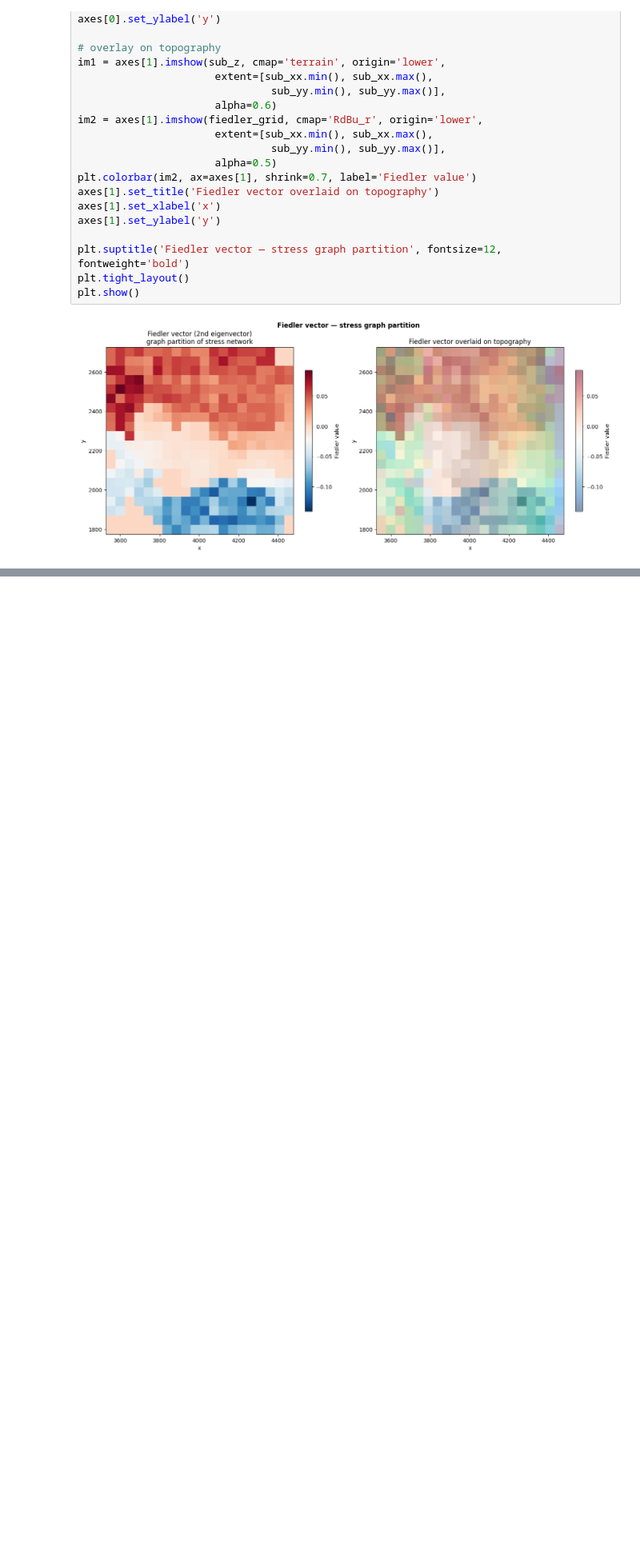
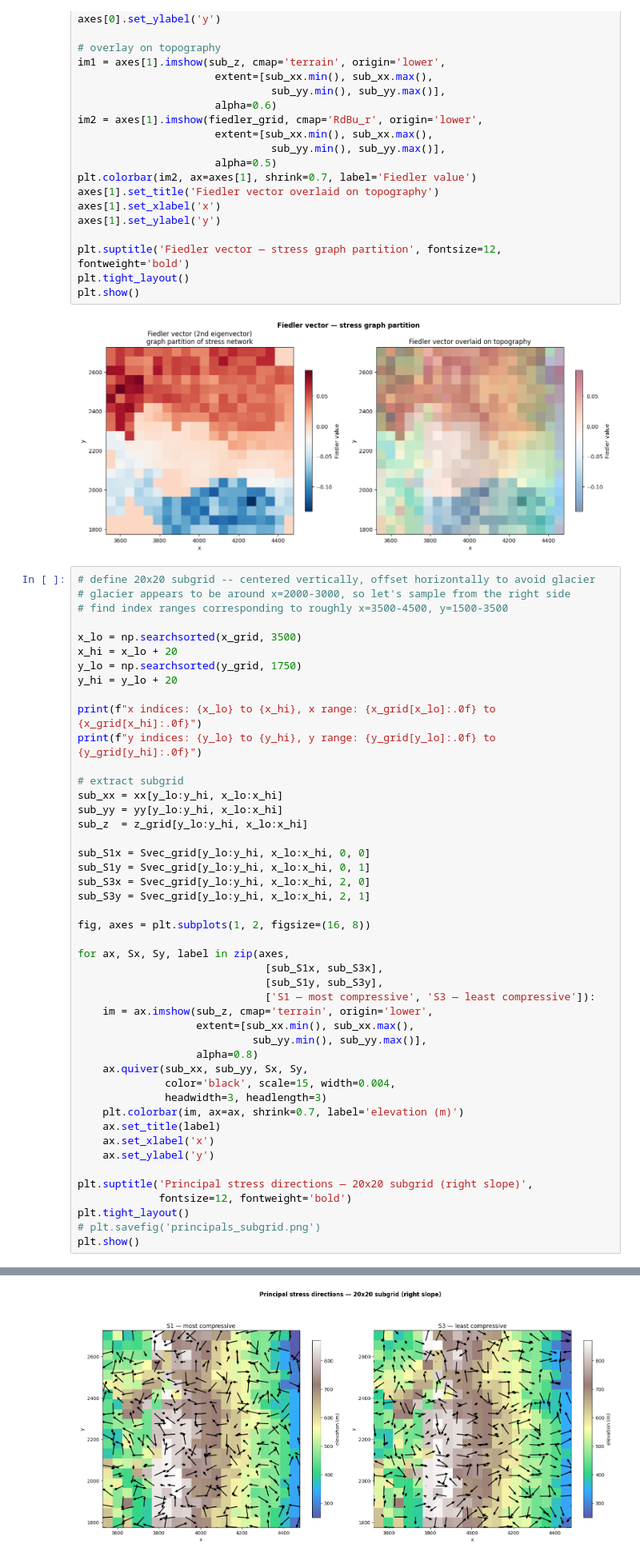
Before and after one commit to waltersn-maine/gdnn, a Jupyter notebook: TopoVert/StressGraph.ipynb, the cells around one changed output, grey strips where cells are left out. Shown at 80% size. Drawn from its saved outputs; the diff is of its cells as text; blank space fills up the shorter version.

```diff
--- a/TopoVert/StressGraph.ipynb
+++ b/TopoVert/StressGraph.ipynb
@@ -1078,3 +1078,50 @@ plt.tight_layout()
 plt.show()
 # %% [output]
 [figure]
+# %%
+# define 20x20 subgrid -- centered vertically, offset horizontally to avoid glacier
+# glacier appears to be around x=2000-3000, so let's sample from the right side
+# find index ranges corresponding to roughly x=3500-4500, y=1500-3500
+
+x_lo = np.searchsorted(x_grid, 3500)
+x_hi = x_lo + 20
+y_lo = np.searchsorted(y_grid, 1750)
+y_hi = y_lo + 20
+
+print(f"x indices: {x_lo} to {x_hi}, x range: {x_grid[x_lo]:.0f} to {x_grid[x_hi]:.0f}")
+print(f"y indices: {y_lo} to {y_hi}, y range: {y_grid[y_lo]:.0f} to {y_grid[y_hi]:.0f}")
+
+# extract subgrid
+sub_xx = xx[y_lo:y_hi, x_lo:x_hi]
+sub_yy = yy[y_lo:y_hi, x_lo:x_hi]
+sub_z  = z_grid[y_lo:y_hi, x_lo:x_hi]
+
+sub_S1x = Svec_grid[y_lo:y_hi, x_lo:x_hi, 0, 0]
+sub_S1y = Svec_grid[y_lo:y_hi, x_lo:x_hi, 0, 1]
+sub_S3x = Svec_grid[y_lo:y_hi, x_lo:x_hi, 2, 0]
+sub_S3y = Svec_grid[y_lo:y_hi, x_lo:x_hi, 2, 1]
+
+fig, axes = plt.subplots(1, 2, figsize=(16, 8))
+
+for ax, Sx, Sy, label in zip(axes,
+                              [sub_S1x, sub_S3x],
+                              [sub_S1y, sub_S3y],
+                              ['S1 — most compressive', 'S3 — least compressive']):
+    im = ax.imshow(sub_z, cmap='terrain', origin='lower',
+                   extent=[sub_xx.min(), sub_xx.max(),
+                            sub_yy.min(), sub_yy.max()],
+                   alpha=0.8)
+    ax.quiver(sub_xx, sub_yy, Sx, Sy,
+              color='black', scale=15, width=0.004,
+              headwidth=3, headlength=3)
+    plt.colorbar(im, ax=ax, shrink=0.7, label='elevation (m)')
+    ax.set_title(label)
+    ax.set_xlabel('x')
+    ax.set_ylabel('y')
+
+plt.suptitle('Principal stress directions — 20x20 subgrid (right slope)',
+             fontsize=12, fontweight='bold')
+plt.tight_layout()
+# plt.savefig('principals_subgrid.png')
+plt.show()
+# %% [output]
@@ -1080,0 +1130 @@ plt.show()
+[figure, added]
```
Also changed, not shown: parts of 1 cell of this notebook, 5 other files.
